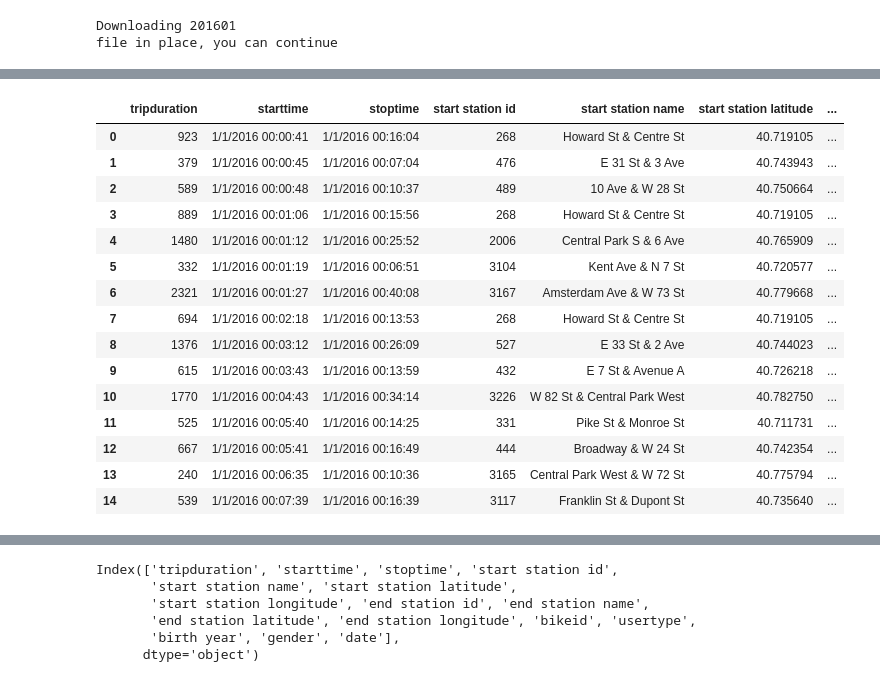
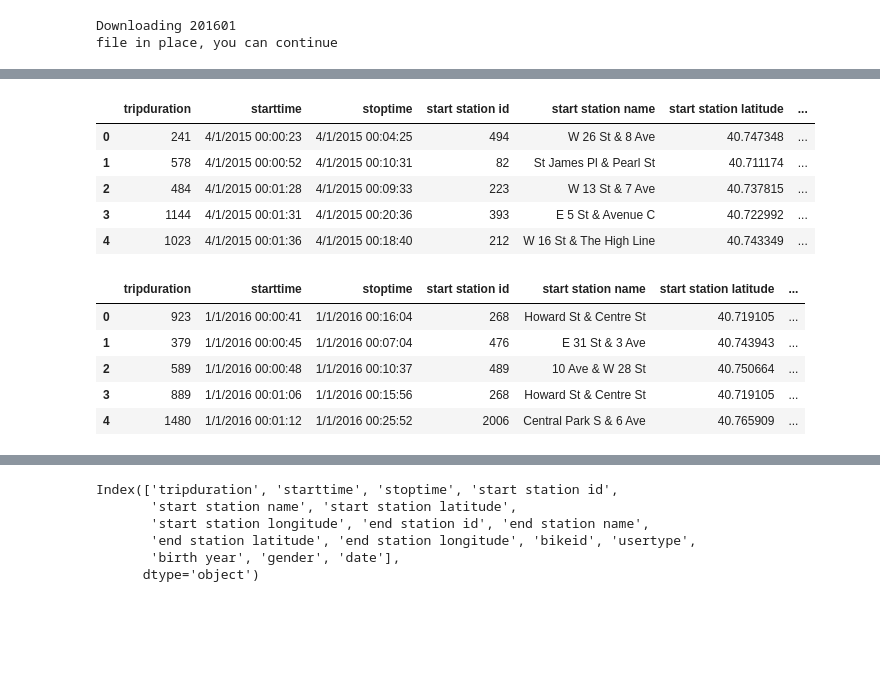
Before and after one commit to SohamMody/PUI2018_srm699, a Jupyter notebook: HW4_srm699/HW4_Assignment2.ipynb, the cells around one changed output, grey strips where cells are left out. Drawn from its saved outputs; the diff is of its cells as text; code cells hidden in the pictures; blank space fills up the shorter version.

```diff
--- a/HW4_srm699/HW4_Assignment2.ipynb
+++ b/HW4_srm699/HW4_Assignment2.ipynb
@@ -54,3 +56,6 @@ getCitiBikeCSV(datestring)
 # %% [output]
 Downloading 201601
 file in place, you can continue
+# %%
+datestring2 = '201504'
+getCitiBikeCSV(datestring2)
@@ -57,22 +65,26 @@ file in place, you can continue
 # %%
-df = pd.read_csv(os.getenv("PUIDATA") + "/" + datestring + '-citibike-tripdata.csv')
+df = pd.read_csv(os.getenv("PUIDATA") + "/" + datestring1 + '-citibike-tripdata.csv')
 df['date'] = pd.to_datetime(df['starttime'])
+# %%
+df1.head()
+# %% [output]
+|  | tripduration | starttime | stoptime | start station id | start station name | start station latitude | ... |
+| 0 | 241 | 4/1/2015 00:00:23 | 4/1/2015 00:04:25 | 494 | W 26 St & 8 Ave | 40.747348 | ... |
+| 1 | 578 | 4/1/2015 00:00:52 | 4/1/2015 00:10:31 | 82 | St James Pl & Pearl St | 40.711174 | ... |
+| 2 | 484 | 4/1/2015 00:01:28 | 4/1/2015 00:09:33 | 223 | W 13 St & 7 Ave | 40.737815 | ... |
+| 3 | 1144 | 4/1/2015 00:01:31 | 4/1/2015 00:20:36 | 393 | E 5 St & Avenue C | 40.722992 | ... |
+| 4 | 1023 | 4/1/2015 00:01:36 | 4/1/2015 00:18:40 | 212 | W 16 St & The High Line | 40.743349 | ... |
+# %%
+df1 = pd.read_csv(os.getenv("PUIDATA") + "/" + datestring2 + '-citibike-tripdata.csv')
+df1['date'] = pd.to_datetime(df1['starttime'])
+# %%
+df = pd.concat([df,df1])
 # %%
-df.head(15)
+df.head()
 # %% [output]
 |  | tripduration | starttime | stoptime | start station id | start station name | start station latitude | ... |
 | 0 | 923 | 1/1/2016 00:00:41 | 1/1/2016 00:16:04 | 268 | Howard St & Centre St | 40.719105 | ... |
 | 1 | 379 | 1/1/2016 00:00:45 | 1/1/2016 00:07:04 | 476 | E 31 St & 3 Ave | 40.743943 | ... |
 | 2 | 589 | 1/1/2016 00:00:48 | 1/1/2016 00:10:37 | 489 | 10 Ave & W 28 St | 40.750664 | ... |
 | 3 | 889 | 1/1/2016 00:01:06 | 1/1/2016 00:15:56 | 268 | Howard St & Centre St | 40.719105 | ... |
 | 4 | 1480 | 1/1/2016 00:01:12 | 1/1/2016 00:25:52 | 2006 | Central Park S & 6 Ave | 40.765909 | ... |
-| 5 | 332 | 1/1/2016 00:01:19 | 1/1/2016 00:06:51 | 3104 | Kent Ave & N 7 St | 40.720577 | ... |
-| 6 | 2321 | 1/1/2016 00:01:27 | 1/1/2016 00:40:08 | 3167 | Amsterdam Ave & W 73 St | 40.779668 | ... |
-| 7 | 694 | 1/1/2016 00:02:18 | 1/1/2016 00:13:53 | 268 | Howard St & Centre St | 40.719105 | ... |
-| 8 | 1376 | 1/1/2016 00:03:12 | 1/1/2016 00:26:09 | 527 | E 33 St & 2 Ave | 40.744023 | ... |
-| 9 | 615 | 1/1/2016 00:03:43 | 1/1/2016 00:13:59 | 432 | E 7 St & Avenue A | 40.726218 | ... |
-| 10 | 1770 | 1/1/2016 00:04:43 | 1/1/2016 00:34:14 | 3226 | W 82 St & Central Park West | 40.782750 | ... |
-| 11 | 525 | 1/1/2016 00:05:40 | 1/1/2016 00:14:25 | 331 | Pike St & Monroe St | 40.711731 | ... |
-| 12 | 667 | 1/1/2016 00:05:41 | 1/1/2016 00:16:49 | 444 | Broadway & W 24 St | 40.742354 | ... |
-| 13 | 240 | 1/1/2016 00:06:35 | 1/1/2016 00:10:36 | 3165 | Central Park West & W 72 St | 40.775794 | ... |
-| 14 | 539 | 1/1/2016 00:07:39 | 1/1/2016 00:16:39 | 3117 | Franklin St & Dupont St | 40.735640 | ... |
```
Also changed, not shown: parts of 12 cells of this notebook.
